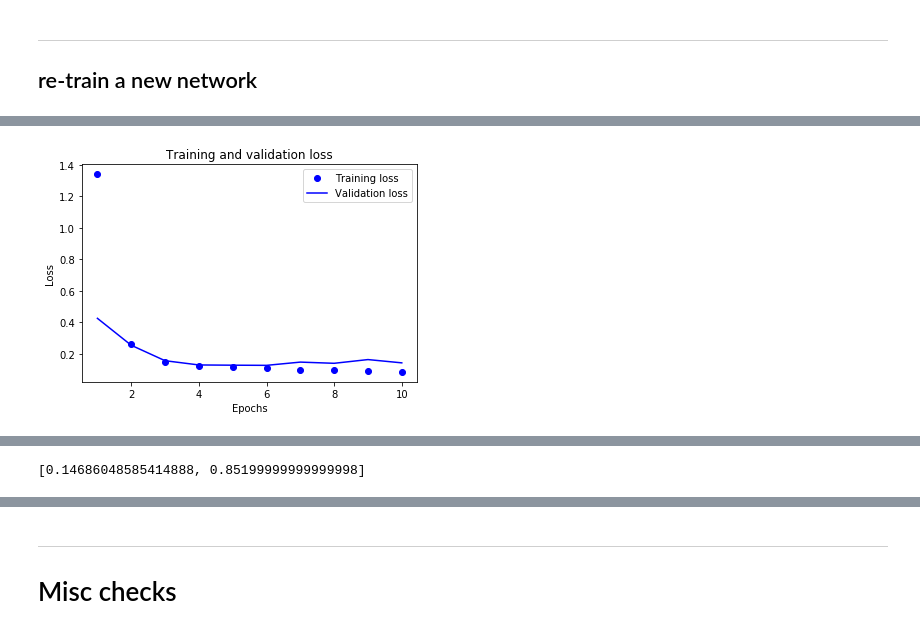
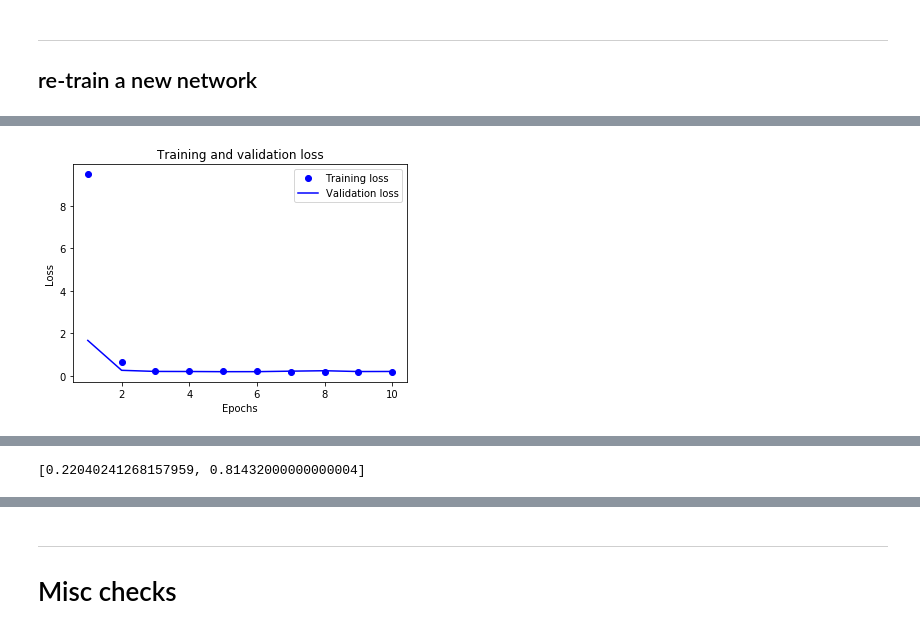
Before and after one commit to sudzam/ProjectX, a Jupyter notebook: sandbox/sudi/jupyter/Trial.ipynb, the cells around one changed output, grey strips where cells are left out. Cells and saved outputs as stored; diff of their text form; code cells hidden in the pictures.

```diff
--- a/sandbox/sudi/jupyter/Trial.ipynb
+++ b/sandbox/sudi/jupyter/Trial.ipynb
@@ -28,7 +30,13 @@ def plot_model(history) :
 
     plt.show()
 # %%
-def train_model(x_train,y_train, x_val=None,y_val=None,do_val=0,hidden=[32,16],act='relu', opt='rmsprop',loss='mse',epochs=10, batch_size=512):
+def train_model(x_train,y_train, x_val=None,y_val=None,
+                do_val=0,
+                hidden=[32,16],
+                act='relu', opt='rmsprop',loss='mse',
+                l2_reg_rate = 0.1,
+                batch_size=512,
+                epochs=10):
     model = models.Sequential()
 
     # fixed for IMDB
@@ -37,9 +45,9 @@ def train_model(x_train,y_train, x_val=None,y_val=None,do_val=0,hidden=[32,16],a
 
     for (indx,depth) in enumerate(hidden):
         if (indx==0):
-            model.add(layers.Dense(depth, activation=act, input_shape=(input_size,),kernel_regularizer=regularizers.l2(0.001)))
+            model.add(layers.Dense(depth, activation=act, input_shape=(input_size,),kernel_regularizer=regularizers.l2(l2_reg_rate)))
         else:
-            model.add(layers.Dense(depth, activation=act,kernel_regularizer=regularizers.l2(0.001)))
+            model.add(layers.Dense(depth, activation=act,kernel_regularizer=regularizers.l2(l2_reg_rate)))
 
     # output layer
     model.add(layers.Dense(output_size, activation='sigmoid'))
@@ -52,7 +60,7 @@ def train_model(x_train,y_train, x_val=None,y_val=None,do_val=0,hidden=[32,16],a
 
     print ("Network INFO: ")
     print ("\tLayers:",arch)
-    print ("\t Hyper: act=%s opt=%s loss=%s batch_size=%d" %(act,opt,loss,batch_size));
+    print ("\t Hyper: act=%s opt=%s loss=%s batch_size=%d l2_reg=%f" %(act,opt,loss,batch_size,l2_reg_rate));
     if (do_val):
         history = model.fit(x_train, y_train, epochs=epochs, batch_size=batch_size, validation_data=(x_val,y_val))
         plot_model(history)
@@ -124,5 +136,10 @@ INFO: model evaluation ..
 # %%
-print ("With regularization")
-results = train_model(epochs=10,hidden=[1024,1024,1024],x_train=x_train,y_train=y_train,x_val=x_val,y_val=y_val,do_val=1)
+set_l2_reg = 0.01
+print ("With regularization:",set_l2_reg)
+results = train_model(epochs=10,
+                      hidden=[1024,1024,1024],
+                      x_train=x_train,y_train=y_train,x_val=x_val,y_val=y_val,do_val=1,
+                      l2_reg_rate=set_l2_reg
+                     )
 results
 # %% [output]
@@ -146,2 +163,2 @@ Epoch 10/10
-[figure, old version]
+[figure, new version]
 INFO: model evaluation ..
@@ -149 +166 @@ INFO: model evaluation ..
-[0.14686048585414888, 0.85199999999999998]
+[0.22040241268157959, 0.81432000000000004]
```
Also changed, not shown: parts of 8 cells of this notebook.
